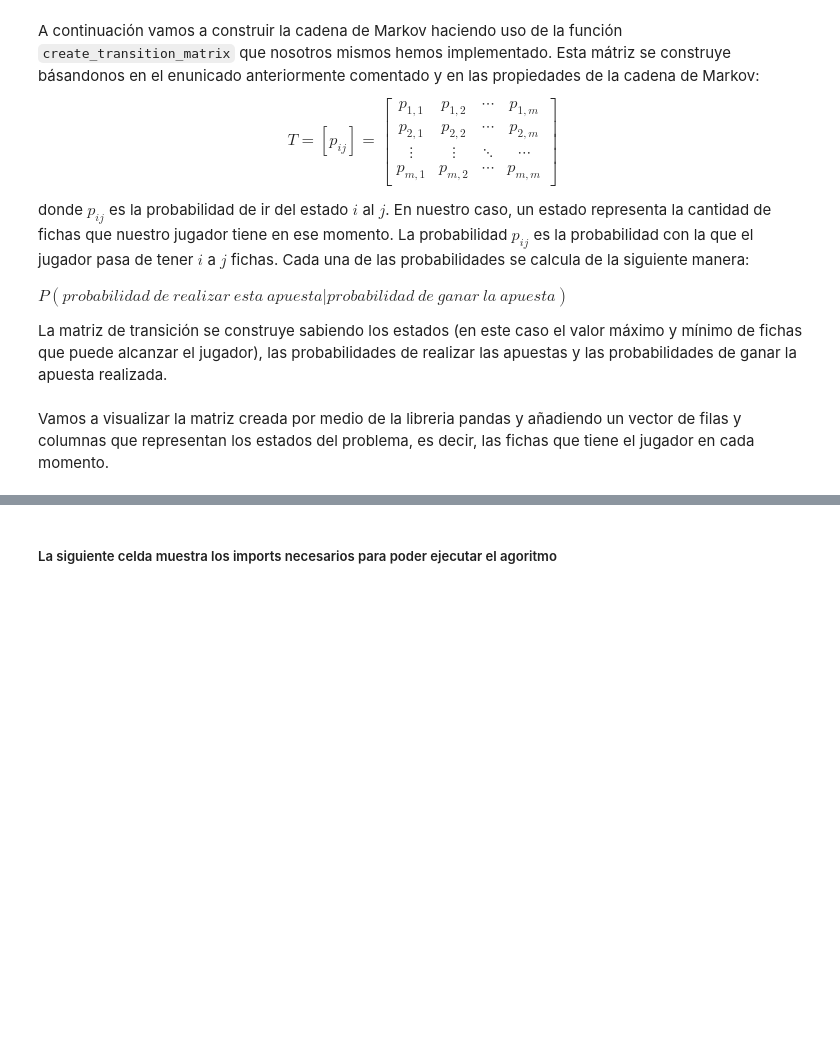
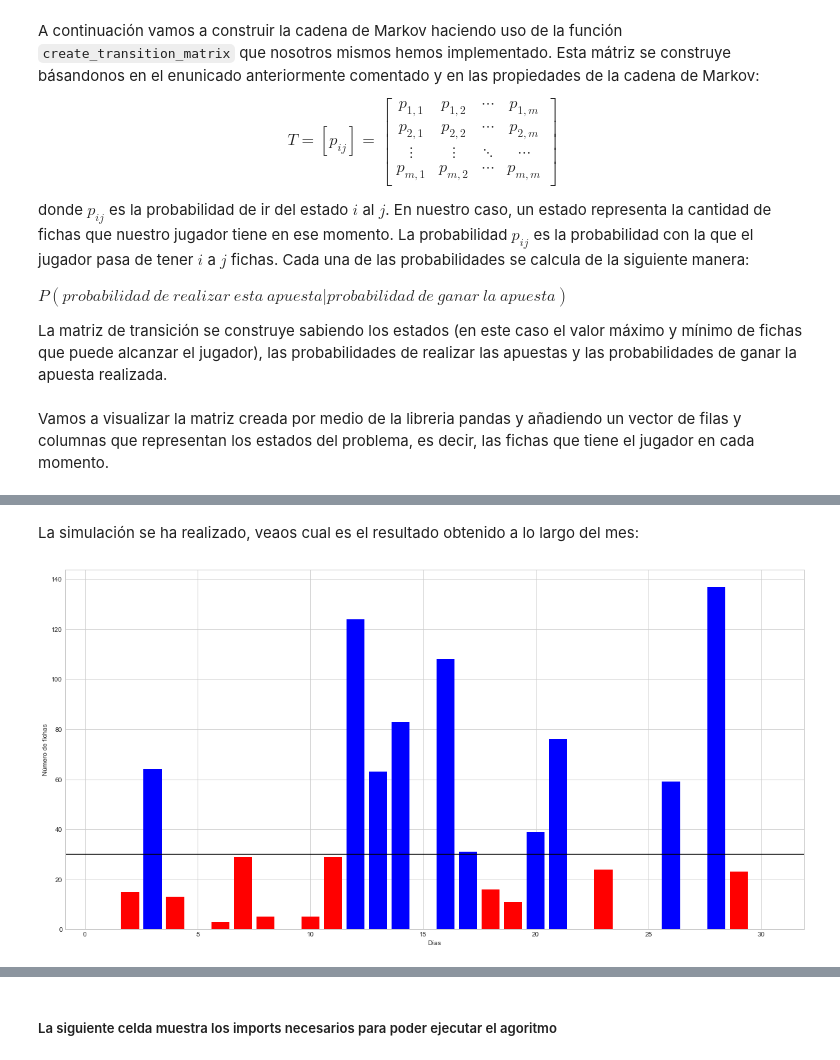
Before and after one commit to scaverod/GamblingMarkovChain, a Jupyter notebook: enunciado.ipynb, the cells around one changed output, grey strips where cells are left out. Drawn from its saved outputs; the diff is of its cells as text; code cells hidden in the pictures; blank space fills up the shorter version.

```diff
--- a/enunciado.ipynb
+++ b/enunciado.ipynb
@@ -159,0 +167,13 @@ df.describe()
+# %%
+def plot_bar_graph(df, INITIAL_CHIPS):
+    x = df['Day']
+    y = df['Chips']
+    mask1 = df['Chips'] < INITIAL_CHIPS
+    mask2 = df['Chips'] >= INITIAL_CHIPS
+    plt.figure(figsize=(20,10))
+    plt.bar(x[mask1], y[mask1], color = 'red')
+    plt.bar(x[mask2], y[mask2], color = 'blue')
+    plt.axhline(y=INITIAL_CHIPS, color='black', linestyle='-')
+    plt.xlabel("Días")
+    plt.ylabel("Número de fichas")
+    plt.show()
@@ -159,0 +206,6 @@ df.describe()
+# %% [markdown]
+La simulación se ha realizado, veaos cual es el resultado obtenido a lo largo del mes:
+# %%
+plot_bar_graph(df, INITIAL_CHIPS)
+# %% [output]
+[figure, added]
```
Also changed, not shown: parts of 34 cells of this notebook.
